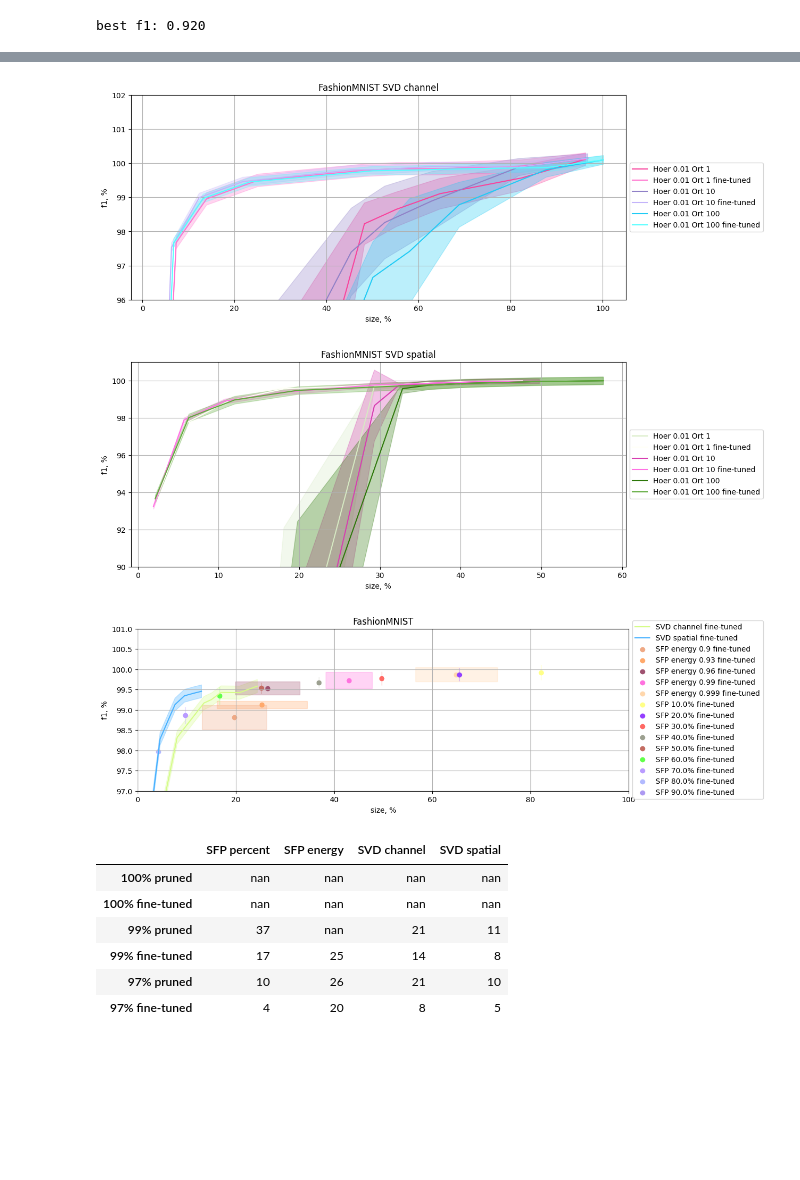
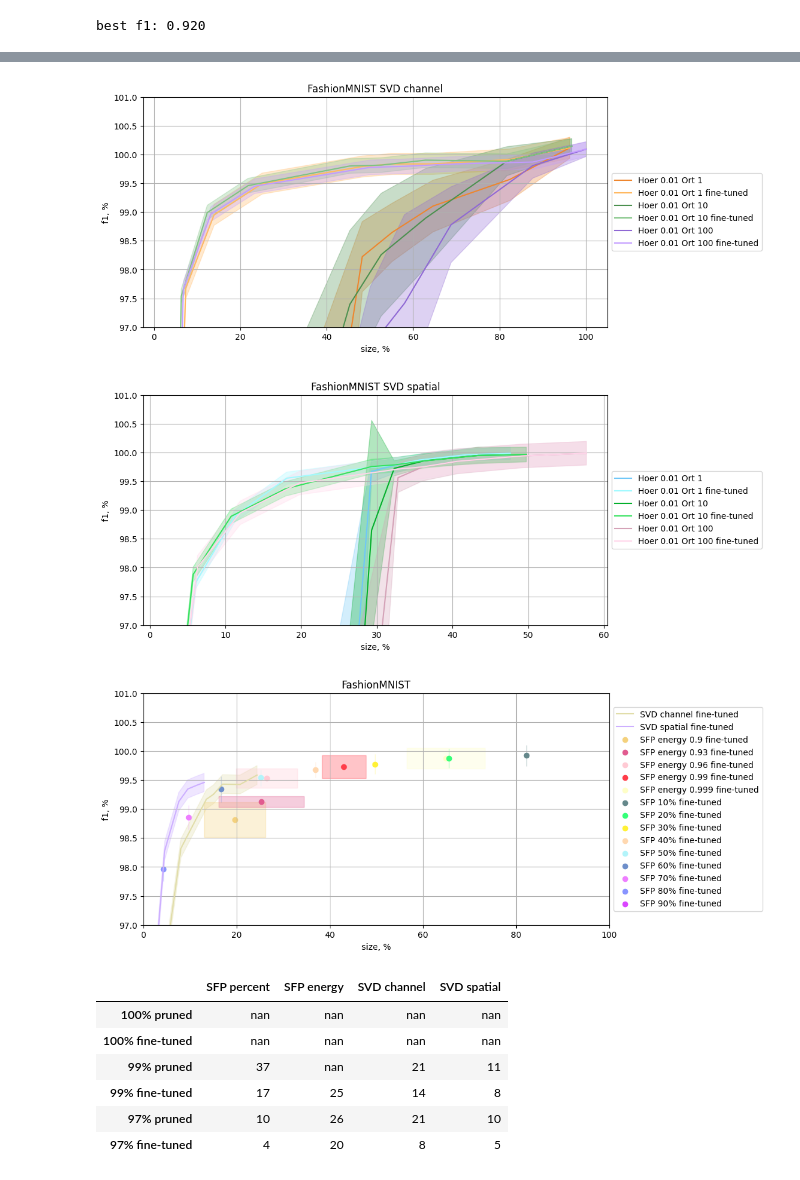
Before and after one commit to N-31V/cnn_compression, a Jupyter notebook: experiments/classificaion/results/FashionMNIST_results.ipynb, the cells around one changed output, grey strips where cells are left out. Saved outputs shown, nothing was run; the diff lists cells and outputs as text; code cells hidden in the pictures; blank space fills up the shorter version.

```diff
--- a/experiments/classificaion/results/FashionMNIST_results.ipynb
+++ b/experiments/classificaion/results/FashionMNIST_results.ipynb
@@ -136,15 +140,15 @@ channel_exps = {k: v[['size', 'fine-tuned']] for k, v in svd_channel.items()}
 # %%
 ax = show_svd_results(
     svd_exps=channel_exps,
-    figsize=(12, 5),
+    figsize=(10, 5),
     title=f'{ds_name} SVD channel',
     xlabel='size, %',
     ylabel='f1, %',
-    ylim=(96, 102),
+    ylim=(97, 101),
     # xlim=(0, 100)
 )
 # %% [output]
-[figure, old version]
+[figure, new version]
 # %%
 spatial_exps = {k: v for k, v in svd_spatial.items() if 'Hoer 0.01' in k}
 # %%
@@ -154,15 +158,15 @@ spatial_exps = {k: v[['pruned', 'fine-tuned']] for k, v in svd_spatial.items() i
 # %%
 ax = show_svd_results(
     svd_exps=spatial_exps,
-    figsize=(12, 5),
+    figsize=(10, 5),
     title=f'{ds_name} SVD spatial',
     xlabel='size, %',
     ylabel='f1, %',
-    ylim=(90, 101),
+    ylim=(97, 101),
     # xlim=(0, 100)
 )
 # %% [output]
-[figure, old version]
+[figure, new version]
 # %%
 best_svd = dict(channel = 'Hoer 0.1 Ort 10', spatial = 'Hoer 0.1 Ort 10')
 # %%
@@ -172,7 +176,7 @@ ax = show_svd_sfp_results(
         'SVD channel': svd_channel[best_svd['channel']][['size', 'fine-tuned', 'fine-tuned std']],
         'SVD spatial': svd_spatial[best_svd['spatial']][['size', 'fine-tuned', 'fine-tuned std']],
     },
-    figsize=(12, 4),
+    figsize=(10, 5),
     title=f'{ds_name}', # best fine-tuned',
     xlabel='size, %',
     ylabel='f1, %',
@@ -180,7 +184,7 @@ ax = show_svd_sfp_results(
     xlim=(0, 100)
 )
 # %% [output]
-[figure, old version]
+[figure, new version]
 # %%
 results = {}
 for percent in [100, 99, 97]:
```
Also changed, not shown: parts of 13 cells of this notebook, 3 other files.
